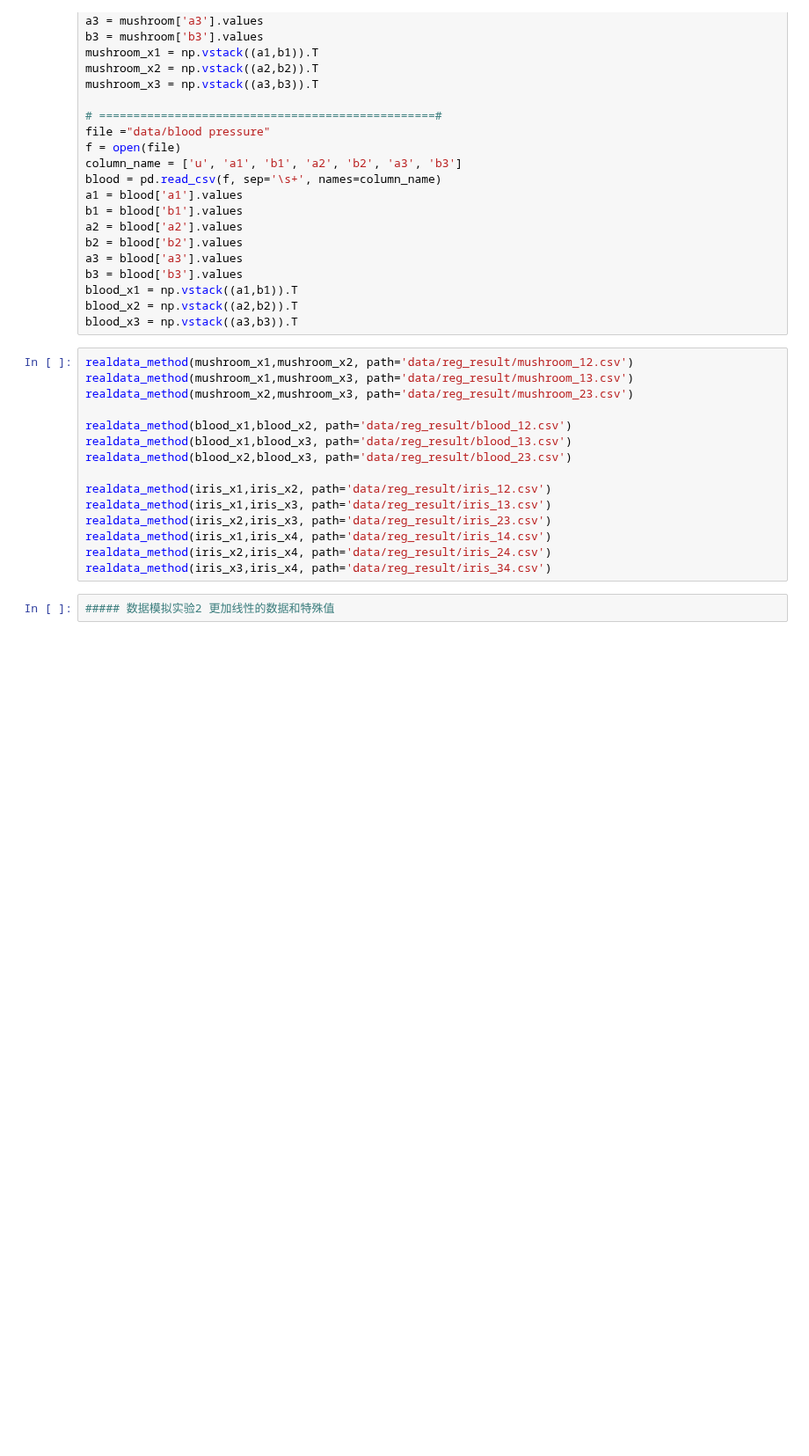
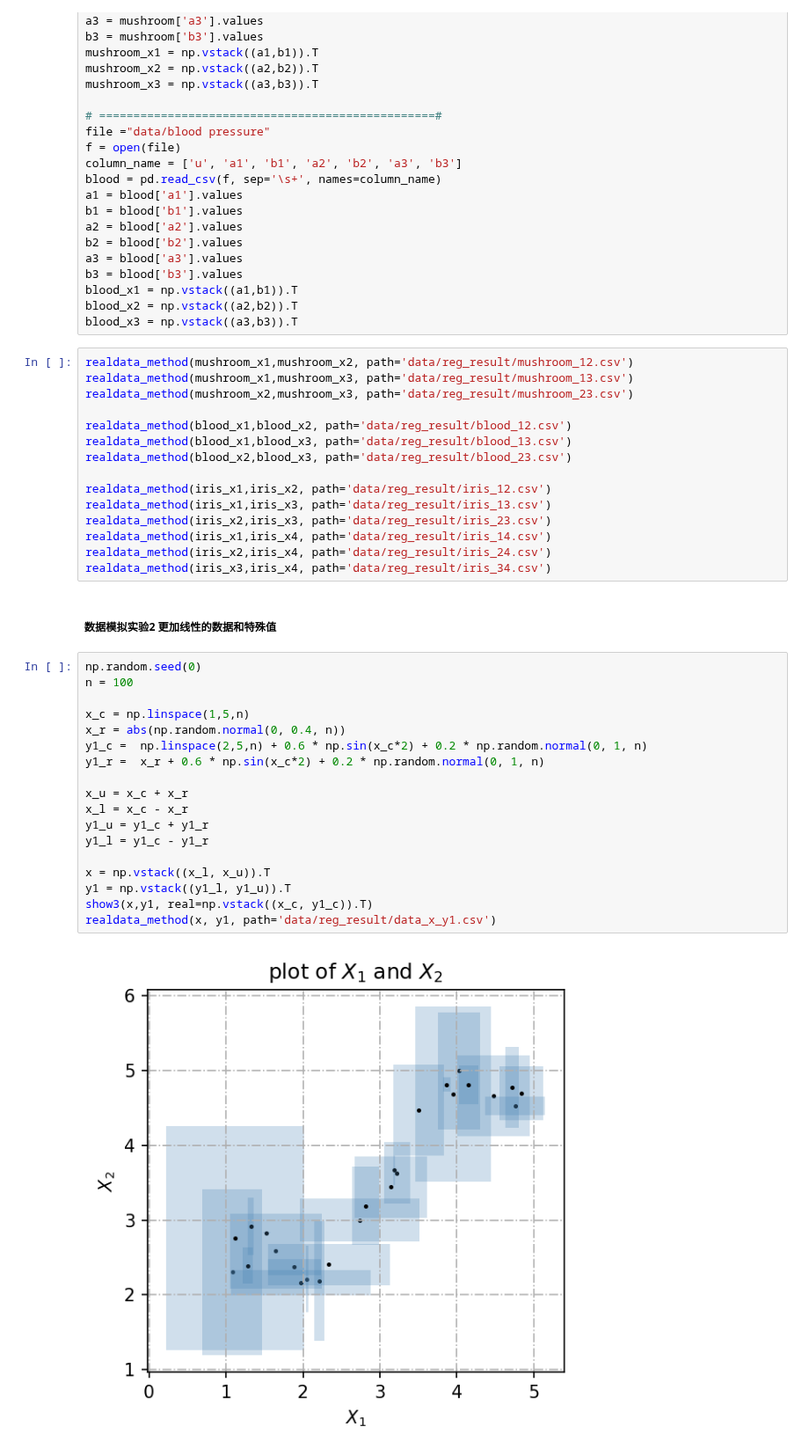
Before and after one commit to kxlkxl1999/ZKRP, a Jupyter notebook: regression_part2.ipynb, the cells around one changed output. Shown at 88% size. Cells and saved outputs as stored; diff of their text form; blank space fills up the shorter version.

```diff
--- a/regression_part2.ipynb
+++ b/regression_part2.ipynb
@@ -507,5 +501,25 @@ realdata_method(iris_x2,iris_x3, path='data/reg_result/iris_23.csv')
 realdata_method(iris_x1,iris_x4, path='data/reg_result/iris_14.csv')
 realdata_method(iris_x2,iris_x4, path='data/reg_result/iris_24.csv')
 realdata_method(iris_x3,iris_x4, path='data/reg_result/iris_34.csv')
-# %%
-##### 数据模拟实验2 更加线性的数据和特殊值
+# %% [markdown]
+##### 数据模拟实验2 更加线性的数据和特殊值
+# %%
+np.random.seed(0)
+n = 100
+
+x_c = np.linspace(1,5,n)
+x_r = abs(np.random.normal(0, 0.4, n))
+y1_c =  np.linspace(2,5,n) + 0.6 * np.sin(x_c*2) + 0.2 * np.random.normal(0, 1, n)
+y1_r =  x_r + 0.6 * np.sin(x_c*2) + 0.2 * np.random.normal(0, 1, n)
+
+x_u = x_c + x_r
+x_l = x_c - x_r
+y1_u = y1_c + y1_r
+y1_l = y1_c - y1_r
+
+x = np.vstack((x_l, x_u)).T
+y1 = np.vstack((y1_l, y1_u)).T
+show3(x,y1, real=np.vstack((x_c, y1_c)).T)
+realdata_method(x, y1, path='data/reg_result/data_x_y1.csv')
+# %% [output]
+[figure, added]
```
Also changed, not shown: parts of 6 cells of this notebook.
